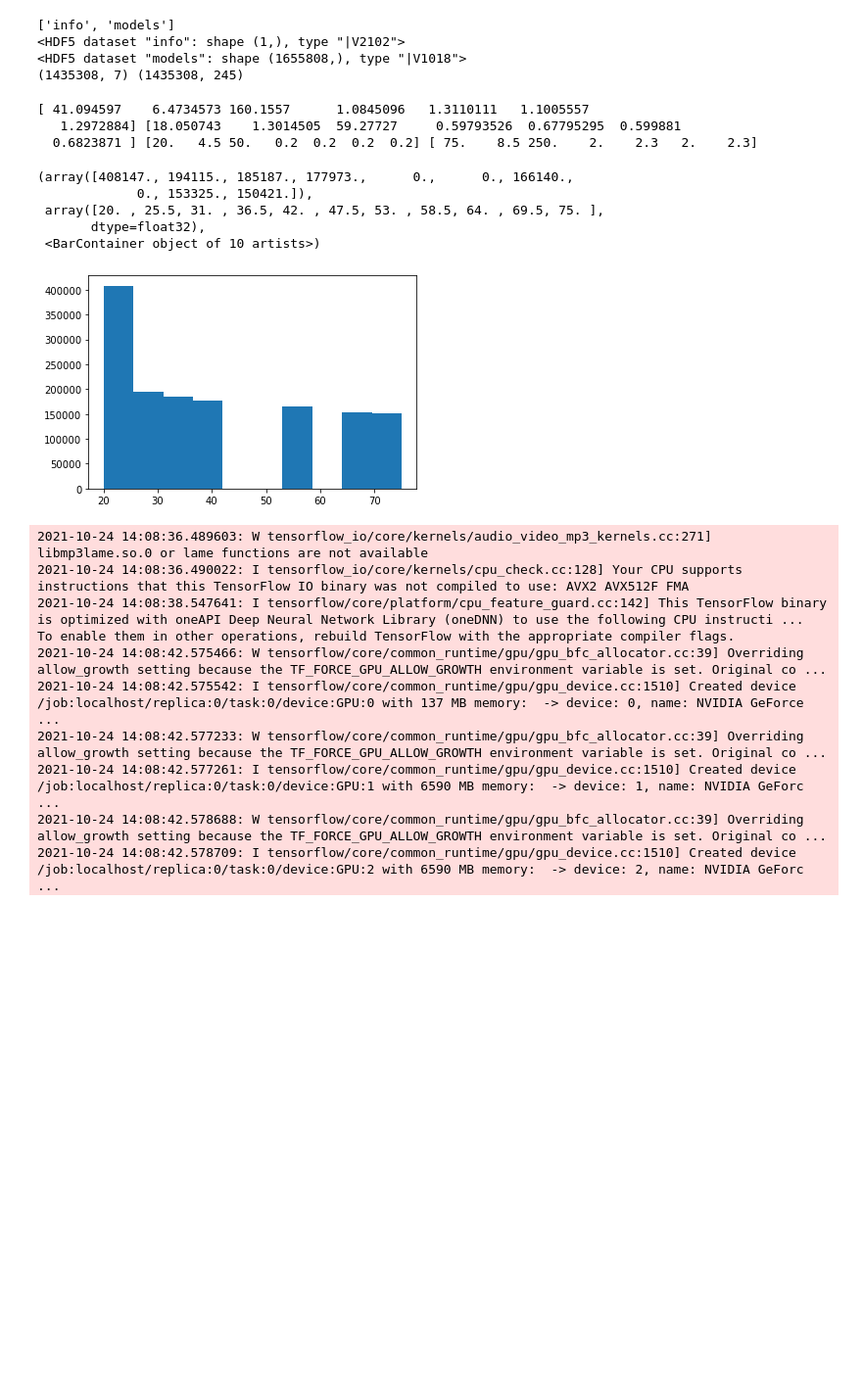
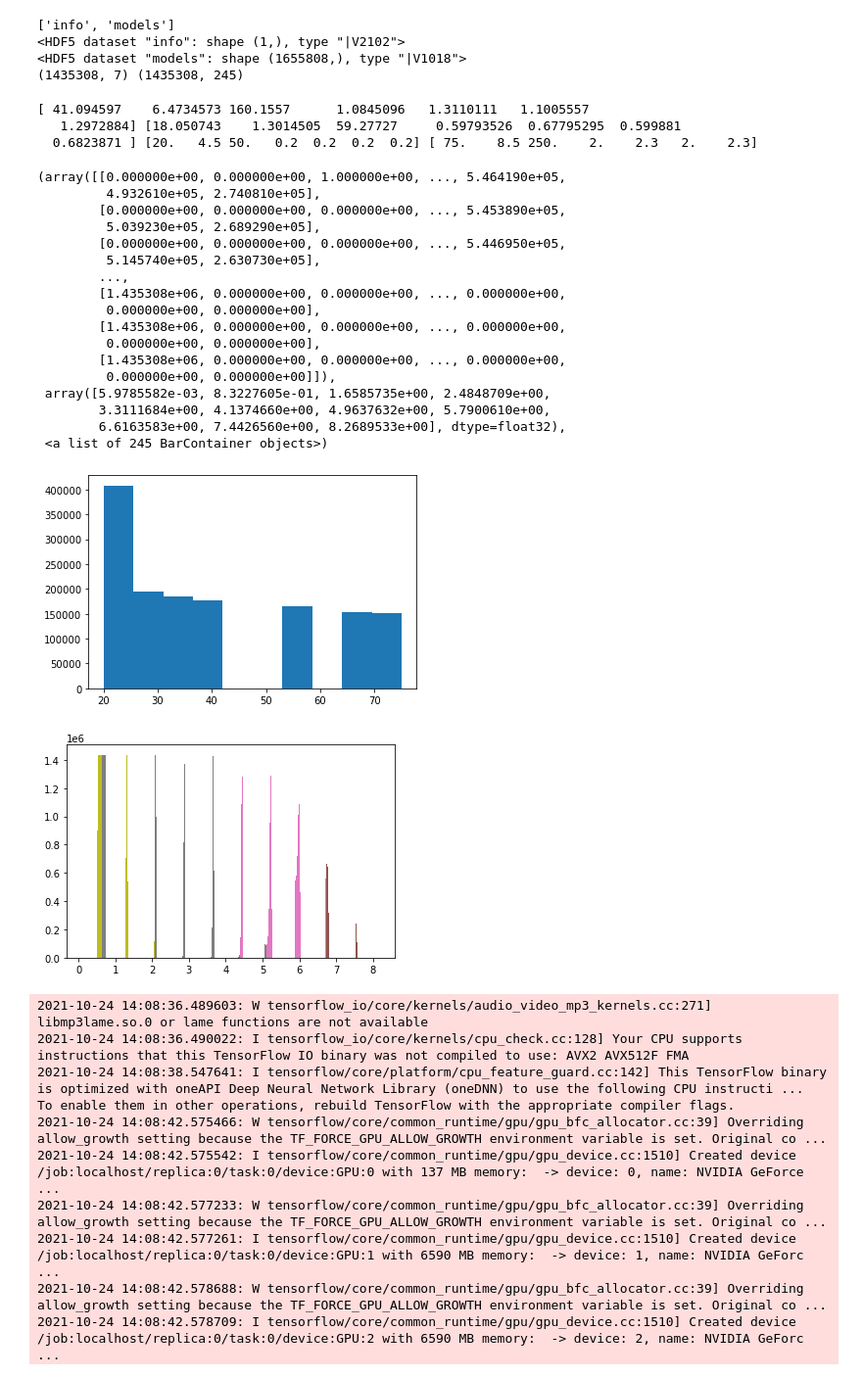
Before and after one commit to hawaii-ai/GalacticCosmicRays, a Jupyter notebook: notebooks/preprocess_training_data.ipynb, the cells around one changed output. Shown at 98% size. Saved outputs shown, nothing was run; the diff lists cells and outputs as text; code cells hidden in the pictures; blank space fills up the shorter version.

```diff
--- a/notebooks/preprocess_training_data.ipynb
+++ b/notebooks/preprocess_training_data.ipynb
@@ -17,46 +18,72 @@ with h5py.File(infile, 'r') as f:
     dataset = dataset[dataset['type'] == 0]
 
     X = np.vstack((dataset['alpha'], dataset['cmf'], dataset['cpa'], dataset['pwr1par'], dataset['pwr2par'], dataset['pwr1perr'], dataset['pwr2perr'])).T
-    y = np.array(dataset['flux'])
+    Y = np.array(dataset['flux'])
 
-print(X.shape, y.shape)
+print(X.shape, Y.shape)
 # %% [output]
 ['info', 'models']
 <HDF5 dataset "info": shape (1,), type "|V2102">
 <HDF5 dataset "models": shape (1655808,), type "|V1018">
 (1435308, 7) (1435308, 245)
 # %%
-# Shuffle data.
+# Shuffle data because simulations were not done in random order.
 np.random.seed(0)
-shuffle_indices = np.random.permutation(len(y))
+shuffle_indices = np.random.permutation(Y.shape[0])
 X = X[shuffle_indices, :]
-y = y[shuffle_indices]
+Y = Y[shuffle_indices]
 
 # Write data to new file.
 with h5py.File(outfile, 'w') as dest:
-    dset = dest.create_dataset("features", data=X)
-    dset = dest.create_dataset("flux", data=y)
-    dset = dest.create_dataset("logp1_flux", data=np.log(y+1.))
+    dset = dest.create_dataset("X", data=X)
+    X_MIN = np.min(X, axis=0) #np.array([20., 4.5, 50., 0.2, 0.2, 0.2, 0.2])
+    X_MAX = np.max(X, axis=0) #np.array([75., 8.5, 250., 2., 2.3, 2., 2.3])
+    X_RANGE = X_MAX - X_MIN
+    dset = dest.create_dataset("X_minmax", data=(X-X_MIN)/X_RANGE)
+    dset.attrs['X_MIN'] = X_MIN
+    dset.attrs['X_MAX'] = X_MAX
+    dset.attrs['X_RANGE'] = X_RANGE
 
-# Write data to new file.
-with h5py.File('./data_processed_sample.hdf5', 'w') as dest:
-    dset = dest.create_dataset("features", data=X[:1000, ...])
-    dset = dest.create_dataset("flux", data=y[:1000, ...])
-    dset = dest.create_dataset("logp1_flux", data=np.log(1.+y[:1000, ...]))
+    Y_logp1 = np.log(Y+1.)
+    Y_logp1_MAX = np.max(Y_logp1) # Y_MAX = 8.268953
+    Y_logp1_scaled = Y_logp1 / Y_logp1_MAX # Min should already be 0, and we want to emphasize the larger vals.
+    dset = dest.create_dataset("Y", data=Y)
+    dset = dest.create_dataset("Y_logp1", data=Y_logp1)
+    dset = dest.create_dataset("Y_logp1_scaled", data=Y_logp1_scaled)
+    dset.attrs['Y_logp1_MAX'] = Y_logp1_MAX
 # %%
-# Statistics.
+# Descriptive Statistics.
+import matplotlib.pylab as plt
+plt.figure(1)
+plt.hist(X[:,0].flatten())
 print(X[:].mean(axis=0), X[:].std(axis=0), X[:].min(axis=0), X[:].max(axis=0))
-import matplotlib.pylab as plt
-plt.hist(X[:,0].flatten())
+
+
+plt.figure(2)
+logp1y = np.log(y+1.) # y has 245 dim.
+plt.hist(logp1y)
 # %% [output]
 [ 41.094597    6.4734573 160.1557      1.0845096   1.3110111   1.1005557
    1.2972884] [18.050743    1.3014505  59.27727     0.59793526  0.67795295  0.599881
   0.6823871 ] [20.   4.5 50.   0.2  0.2  0.2  0.2] [ 75.    8.5 250.    2.    2.3   2.    2.3]
-(array([408147., 194115., 185187., 177973.,      0.,      0., 166140.,
-             0., 153325., 150421.]),
- array([20. , 25.5, 31. , 36.5, 42. , 47.5, 53. , 58.5, 64. , 69.5, 75. ],
-       dtype=float32),
- <BarContainer object of 10 artists>)
+(array([[0.000000e+00, 0.000000e+00, 1.000000e+00, ..., 5.464190e+05,
+         4.932610e+05, 2.740810e+05],
+        [0.000000e+00, 0.000000e+00, 0.000000e+00, ..., 5.453890e+05,
+         5.039230e+05, 2.689290e+05],
+        [0.000000e+00, 0.000000e+00, 0.000000e+00, ..., 5.446950e+05,
+         5.145740e+05, 2.630730e+05],
+        ...,
+        [1.435308e+06, 0.000000e+00, 0.000000e+00, ..., 0.000000e+00,
+         0.000000e+00, 0.000000e+00],
+        [1.435308e+06, 0.000000e+00, 0.000000e+00, ..., 0.000000e+00,
+         0.000000e+00, 0.000000e+00],
+        [1.435308e+06, 0.000000e+00, 0.000000e+00, ..., 0.000000e+00,
+         0.000000e+00, 0.000000e+00]]),
+ array([5.9785582e-03, 8.3227605e-01, 1.6585735e+00, 2.4848709e+00,
+        3.3111684e+00, 4.1374660e+00, 4.9637632e+00, 5.7900610e+00,
+        6.6163583e+00, 7.4426560e+00, 8.2689533e+00], dtype=float32),
+ <a list of 245 BarContainer objects>)
 [figure]
+[figure, added]
 # %%
 # Example usage
```
Also changed, not shown: parts of 6 cells of this notebook, 12 other files.
